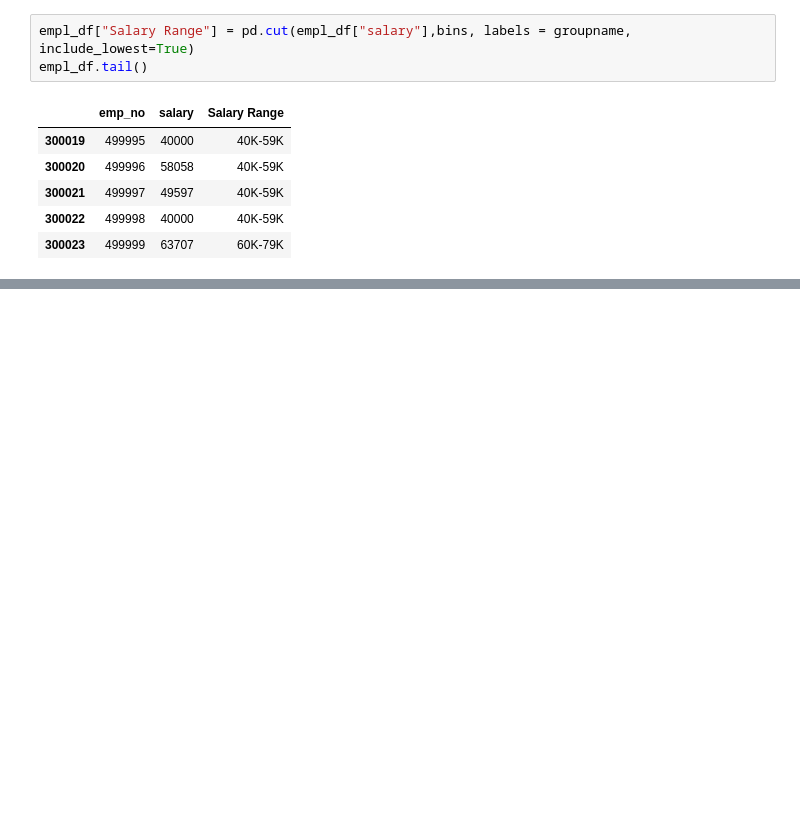
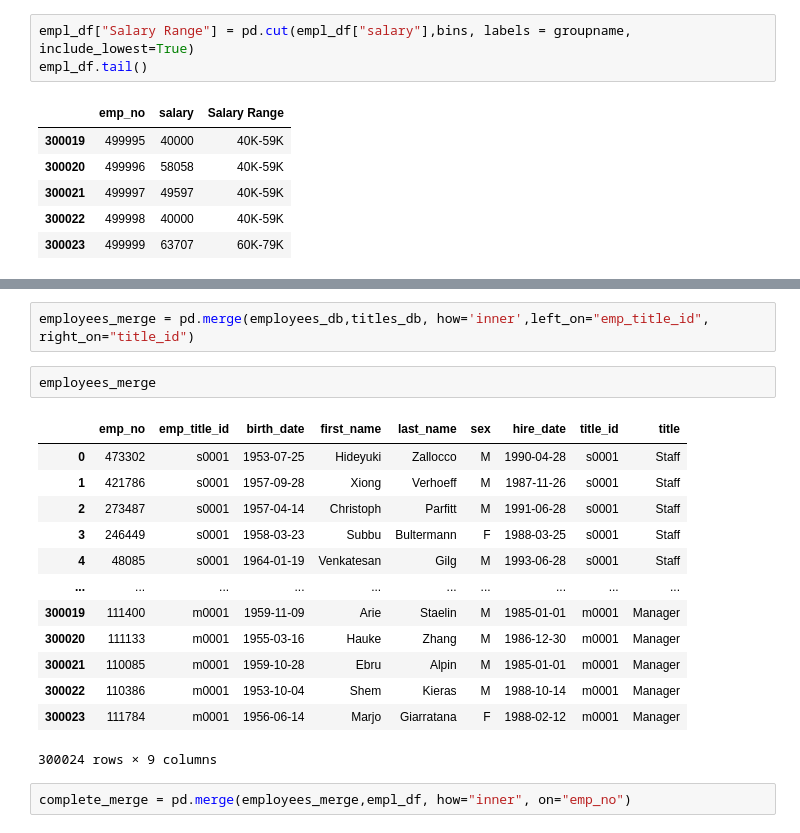
Before and after one commit to saronraut/sql-challenge, a Jupyter notebook: EmployeeSQL/Bonus.ipynb, the cells around one changed output, grey strips where cells are left out. Cells and saved outputs as stored; diff of their text form; blank space fills up the shorter version.

```diff
--- a/EmployeeSQL/Bonus.ipynb
+++ b/EmployeeSQL/Bonus.ipynb
@@ -91,0 +87,20 @@ Text(0.5, 1.0, 'Range of Salary for Employees')
+# %%
+employees_merge = pd.merge(employees_db,titles_db, how='inner',left_on="emp_title_id", right_on="title_id")
+# %%
+employees_merge
+# %% [output]
+|  | emp_no | emp_title_id | birth_date | first_name | last_name | sex | hire_date | title_id | title |
+| 0 | 473302 | s0001 | 1953-07-25 | Hideyuki | Zallocco | M | 1990-04-28 | s0001 | Staff |
+| 1 | 421786 | s0001 | 1957-09-28 | Xiong | Verhoeff | M | 1987-11-26 | s0001 | Staff |
+| 2 | 273487 | s0001 | 1957-04-14 | Christoph | Parfitt | M | 1991-06-28 | s0001 | Staff |
+| 3 | 246449 | s0001 | 1958-03-23 | Subbu | Bultermann | F | 1988-03-25 | s0001 | Staff |
+| 4 | 48085 | s0001 | 1964-01-19 | Venkatesan | Gilg | M | 1993-06-28 | s0001 | Staff |
+| ... | ... | ... | ... | ... | ... | ... | ... | ... | ... |
+| 300019 | 111400 | m0001 | 1959-11-09 | Arie | Staelin | M | 1985-01-01 | m0001 | Manager |
+| 300020 | 111133 | m0001 | 1955-03-16 | Hauke | Zhang | M | 1986-12-30 | m0001 | Manager |
+| 300021 | 110085 | m0001 | 1959-10-28 | Ebru | Alpin | M | 1985-01-01 | m0001 | Manager |
+| 300022 | 110386 | m0001 | 1953-10-04 | Shem | Kieras | M | 1988-10-14 | m0001 | Manager |
+| 300023 | 111784 | m0001 | 1956-06-14 | Marjo | Giarratana | F | 1988-02-12 | m0001 | Manager |
+300024 rows × 9 columns
+# %%
+complete_merge = pd.merge(employees_merge,empl_df, how="inner", on="emp_no")
```
Also changed, not shown: parts of 18 cells of this notebook, 3 other files.
